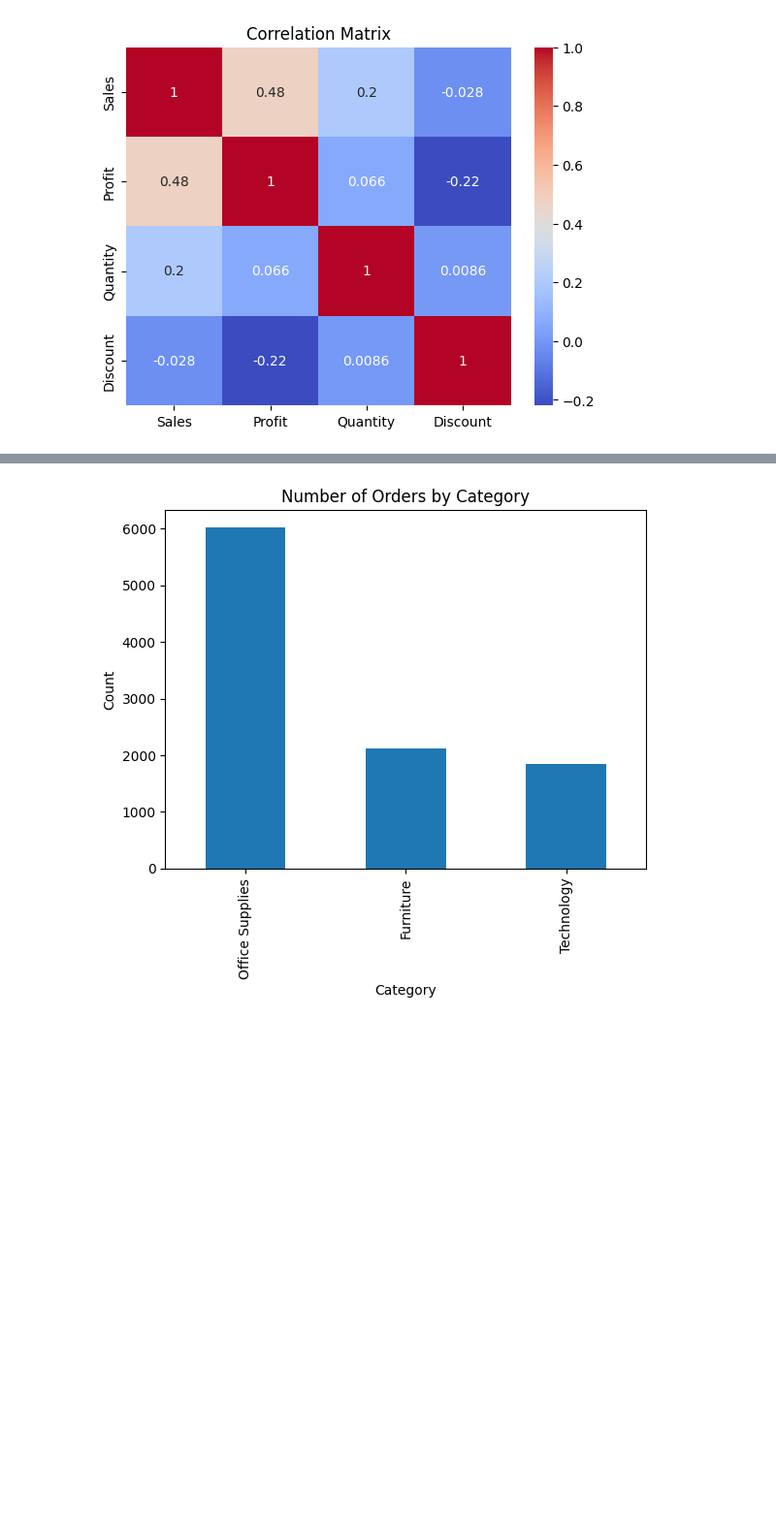
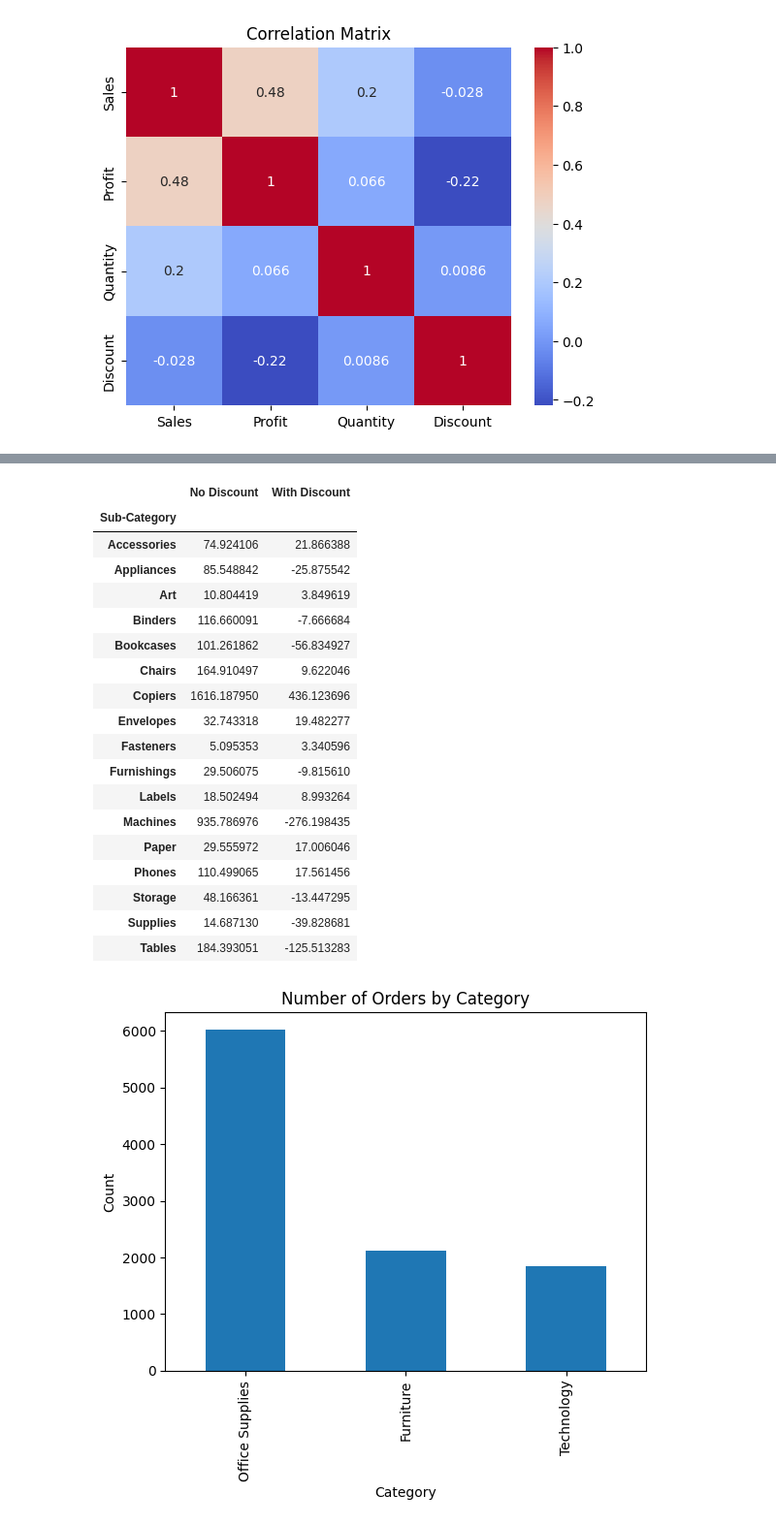
Before and after one commit to KyleNicholls19/StoreDataAnalysis, a Jupyter notebook: StoreAnalysis.ipynb, the cells around one changed output, grey strips where cells are left out. Shown at 97% size. Saved outputs shown, nothing was run; the diff lists cells and outputs as text; code cells hidden in the pictures; blank space fills up the shorter version.

Commit message:
more work on discount vs profit

```diff
--- a/StoreAnalysis.ipynb
+++ b/StoreAnalysis.ipynb
@@ -122,3 +145,30 @@ plt.show()
+# %%
+df["Discounted"] = df["Discount"] > 0
+
+profit_comp = df.groupby(["Sub-Category","Discounted"])["Profit"].mean().unstack()
+profit_comp.columns = ["No Discount", "With Discount"]
+
+profit_comp
+# %% [output]
+|  | No Discount | With Discount |
+| Sub-Category |  |  |
+| Accessories | 74.924106 | 21.866388 |
+| Appliances | 85.548842 | -25.875542 |
+| Art | 10.804419 | 3.849619 |
+| Binders | 116.660091 | -7.666684 |
+| Bookcases | 101.261862 | -56.834927 |
+| Chairs | 164.910497 | 9.622046 |
+| Copiers | 1616.187950 | 436.123696 |
+| Envelopes | 32.743318 | 19.482277 |
+| Fasteners | 5.095353 | 3.340596 |
+| Furnishings | 29.506075 | -9.815610 |
+| Labels | 18.502494 | 8.993264 |
+| Machines | 935.786976 | -276.198435 |
+| Paper | 29.555972 | 17.006046 |
+| Phones | 110.499065 | 17.561456 |
+| Storage | 48.166361 | -13.447295 |
+| Supplies | 14.687130 | -39.828681 |
+| Tables | 184.393051 | -125.513283 |
 # %%
 # Topic 3
 # %%
```
Also changed, not shown: parts of 1 cell of this notebook.
